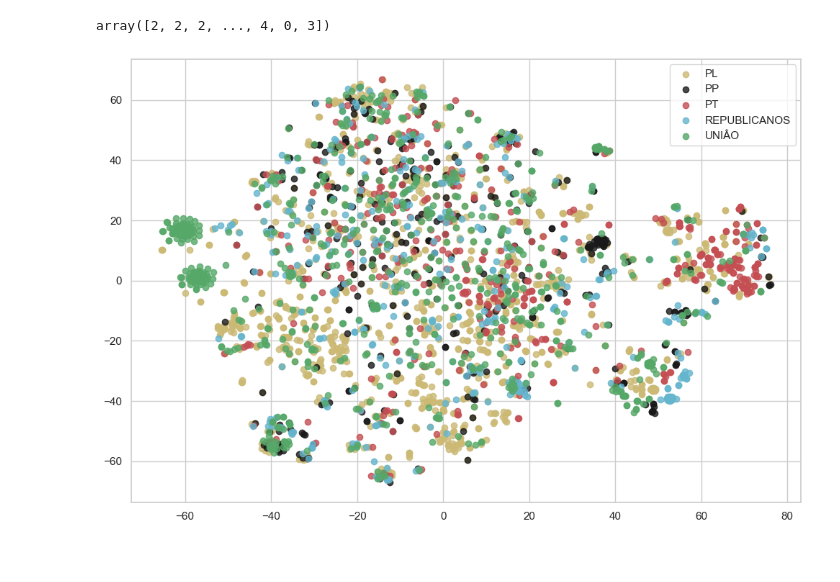
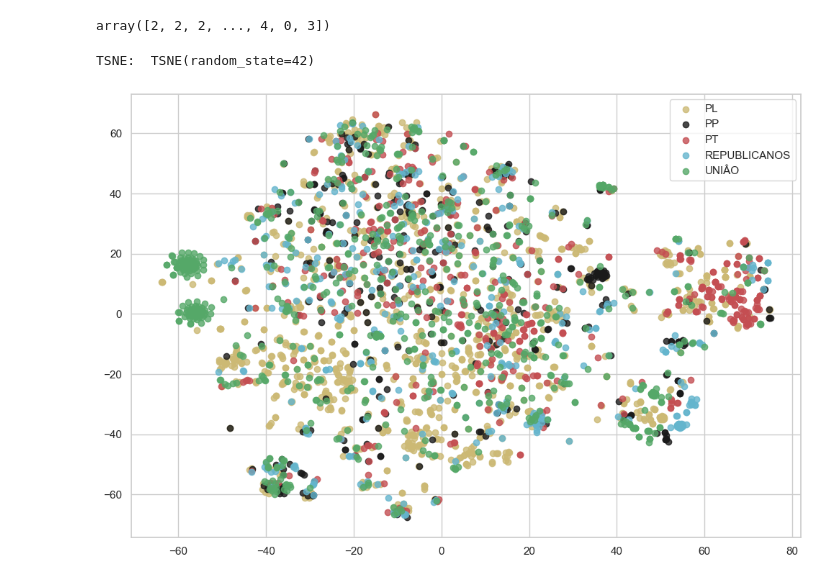
Before and after one commit to Davi-Ga/crawler-api, a Jupyter notebook: app/ML/datasets/teste copy.ipynb, the cells around one changed output. Drawn from its saved outputs; the diff is of its cells as text; code cells hidden in the pictures.

```diff
--- a/app/ML/datasets/teste copy.ipynb
+++ b/app/ML/datasets/teste copy.ipynb
@@ -157,2 +82,2 @@ dtype: int64
 # %%
-partidos = df.loc[(df['sigla_partido'].isin(['PL', 'UNIÃO', 'PT', 'PP', 'REPUBLICANOS']))]
+partidos = df.loc[(df['sigla_partido'].isin(['PL', 'UNIÃO', 'PT', 'PP', 'REPUBLICANOS']))].reset_index(drop=True)
@@ -214,7 +206,7 @@ def tsne_plot(x, y):
     # Setting the plotting background
     sns.set_theme(style ="whitegrid")
 
-    tsne = TSNE(n_components = 2, random_state = 0)
+    tsne = TSNE(n_components = 2, random_state = 42)
 
     # Reducing the dimensionality of the data
     X_transformed = tsne.fit_transform(x)
@@ -243,13 +235,18 @@ def tsne_plot(x, y):
                 marker ='o', color ='g', linewidth =1,
                 alpha = 0.8, label ='UNIÂO')
 
+
+
+    print('TSNE: ',tsne)
+
     # Specifying the location of the legend
     plt.legend(loc ='best')
 
     # Plotting the reduced data
     plt.show()
+    return X_transformed[np.where(y == 4),0], X_transformed[np.where(y == 4),1]
 # %%
-
-tsne_plot(X, y)
+x_data, y_data = tsne_plot(X, y)
 # %% [output]
+TSNE:  TSNE(random_state=42)
-[figure, old version]
+[figure, new version]
```
Also changed, not shown: parts of 23 cells of this notebook, 6 other files.
